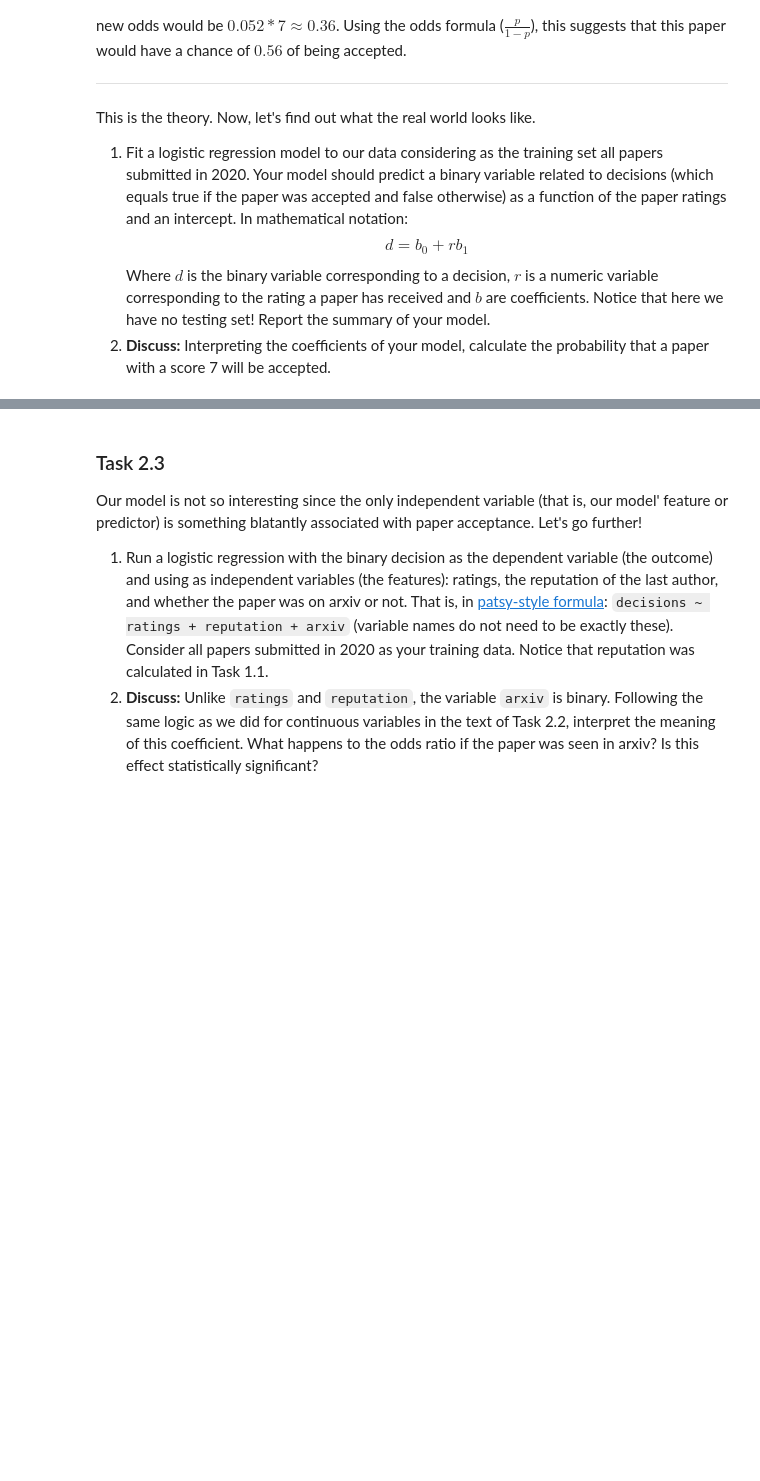
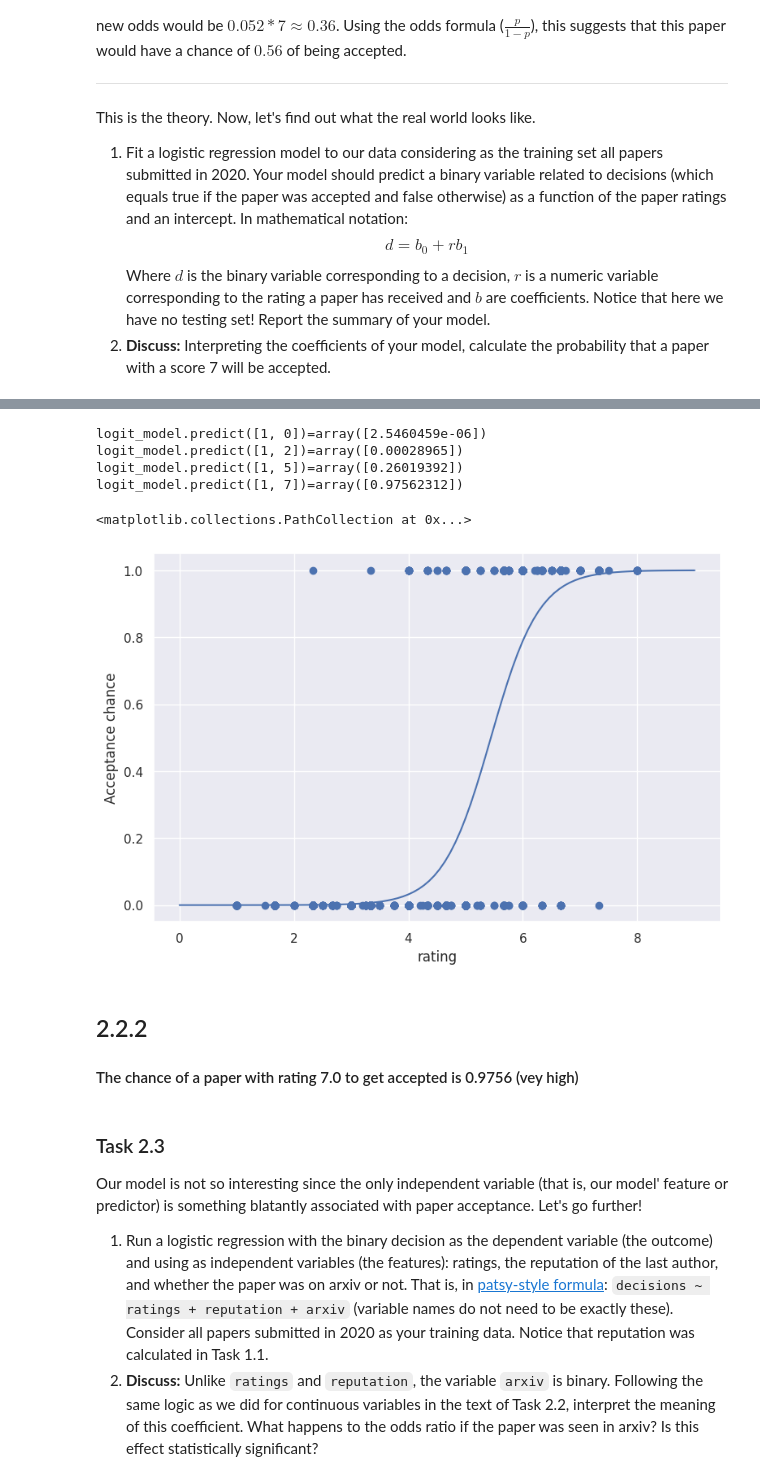
Before and after one commit to alec-flowers/ada-2020-homework2-pandas-pied, a Jupyter notebook: 02 - Regression Observational Studies Stats and Supervised Learning/hw2.ipynb, the cells around one changed output, grey strips where cells are left out. Saved outputs shown, nothing was run; the diff lists cells and outputs as text; code cells hidden in the pictures; blank space fills up the shorter version.

```diff
--- a/02 - Regression Observational Studies Stats and Supervised Learning/hw2.ipynb
+++ b/02 - Regression Observational Studies Stats and Supervised Learning/hw2.ipynb
@@ -751,15 +804,11 @@ Notice that here we have no testing set!
 Report the summary of your model.
 2. **Discuss:** Interpreting the coefficients of your model, calculate the probability that a paper with a score 7 will be accepted.
 # %%
-def decisions(x):
-    if x == 'Accept':
-        return 1
-    else:
-        return 0
-
-df['decisions'] = df['decisions'].apply(decisions)
+df_20['decisions'] = df_20['decisions'].apply(lambda x: 1 if x=="Accept" else 0)
 # %%
-df_20 = df[df['year'] == 2020]
 X = df_20['ratings']
 X = sm.add_constant(X)
+X.reset_index(drop=True,inplace=True)
+
 y = df_20['decisions']
+y.reset_index(drop=True,inplace=True)
@@ -773,0 +815,4 @@ log.predict([1,7])
+# %%
+# Fitting a logistic regression on the X and y:
+logit_model = sm.Logit(y, X).fit()
+logit_model.summary()
@@ -774,3 +843,32 @@ log.predict([1,7])
+# %%
+# The logit regression does a linear regression on odds, which results in having a logistic regression on the probability
+# feeding the variable rating into the line function that the logit regression fits gives us the odds of the output being True
+# However, the logit model makes life easy for us and its predict function gives us the probability of giving True as output given  a certain rating
+
+print(f"{logit_model.predict([1, 0])=}")
+print(f"{logit_model.predict([1, 2])=}")
+print(f"{logit_model.predict([1, 5])=}")
+print(f"{logit_model.predict([1, 7])=}")
+# %% [output]
+logit_model.predict([1, 0])=array([2.5460459e-06])
+logit_model.predict([1, 2])=array([0.00028965])
+logit_model.predict([1, 5])=array([0.26019392])
+logit_model.predict([1, 7])=array([0.97562312])
+# %%
+ratings = np.linspace(0, 9, 100, endpoint=True)
+chance = np.zeros(ratings.size)
+for i, rate in enumerate(ratings):
+    chance[i] = logit_model.predict([1, rate])[0]
+plt.plot(ratings, chance)
+plt.xlabel("rating")
+plt.ylabel("Acceptance chance")
+plt.scatter(X.ratings, y)
+# %% [output]
+<matplotlib.collections.PathCollection at 0x...>
+[figure, added]
+# %% [markdown]
+## 2.2.2
+#### The chance of a paper with rating 7.0 to get accepted is 0.9756 (vey high)
 # %% [markdown]
 ### Task 2.3
 
```
Also changed, not shown: parts of 47 cells of this notebook.
